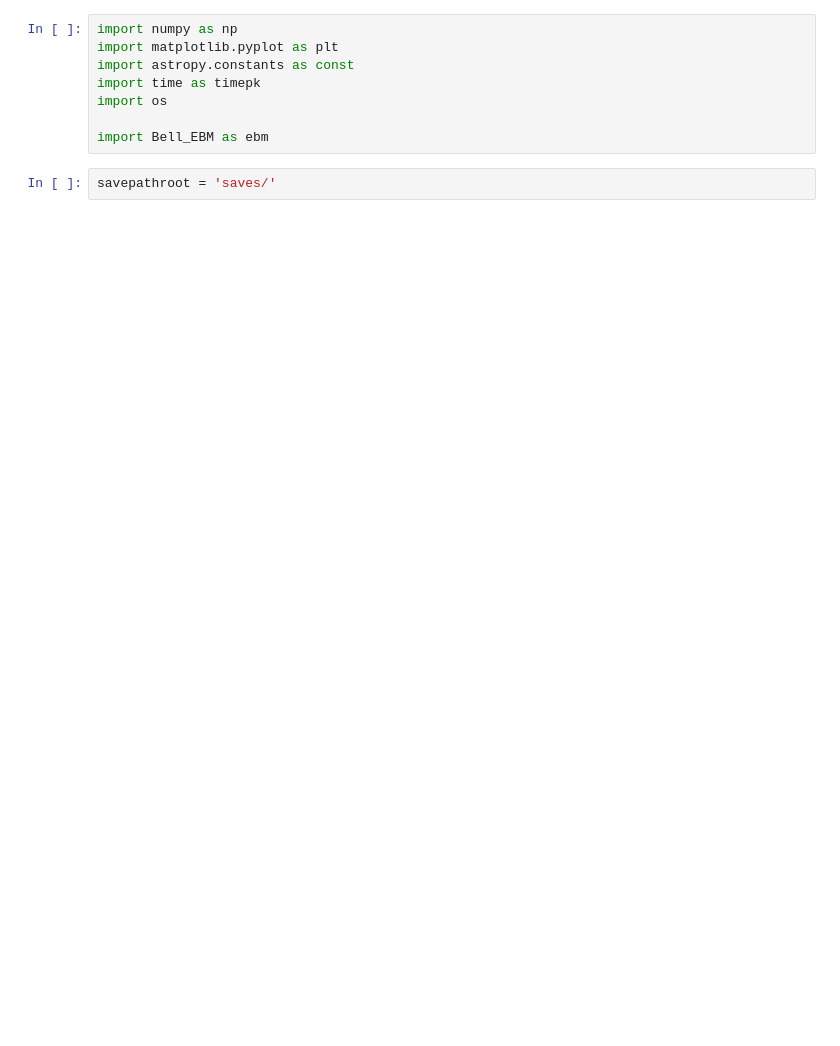
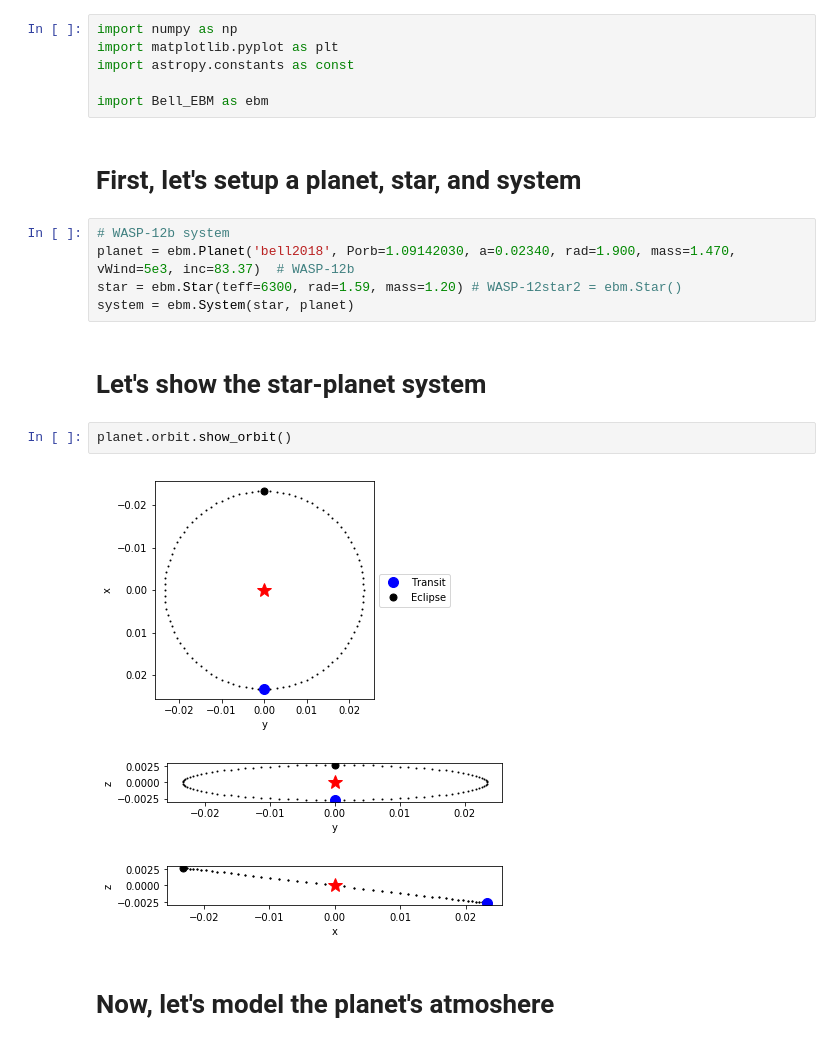
Before and after one commit to taylorbell57/Bell_EBM, a Jupyter notebook: Bell_EBM.ipynb, the cells around one changed output. Cells and saved outputs as stored; diff of their text form; blank space fills up the shorter version.

Commit message:
Final preparations before ready to go public.
Added ability of the planet to store it's map (assuming it is fixed). Also changed Bell_EBM.ipynb to be a more informative tutorial.

```diff
--- a/Bell_EBM.ipynb
+++ b/Bell_EBM.ipynb
@@ -2,10 +2,23 @@
 import numpy as np
 import matplotlib.pyplot as plt
 import astropy.constants as const
-import time as timepk
-import os
 
 import Bell_EBM as ebm
-# %%
-savepathroot = 'saves/'
+# %% [markdown]
+# First, let's setup a planet, star, and system
+# %%
+# WASP-12b system
+planet = ebm.Planet('bell2018', Porb=1.09142030, a=0.02340, rad=1.900, mass=1.470, vWind=5e3, inc=83.37)  # WASP-12b
+star = ebm.Star(teff=6300, rad=1.59, mass=1.20) # WASP-12star2 = ebm.Star()
+system = ebm.System(star, planet)
+# %% [markdown]
+# Let's show the star-planet system
+# %%
+planet.orbit.show_orbit()
+# %% [output]
+[figure, added]
+[figure, added]
+[figure, added]
+# %% [markdown]
+# Now, let's model the planet's atmoshere
 # %%
```
Also changed, not shown: parts of 8 cells of this notebook, 7 other files.
